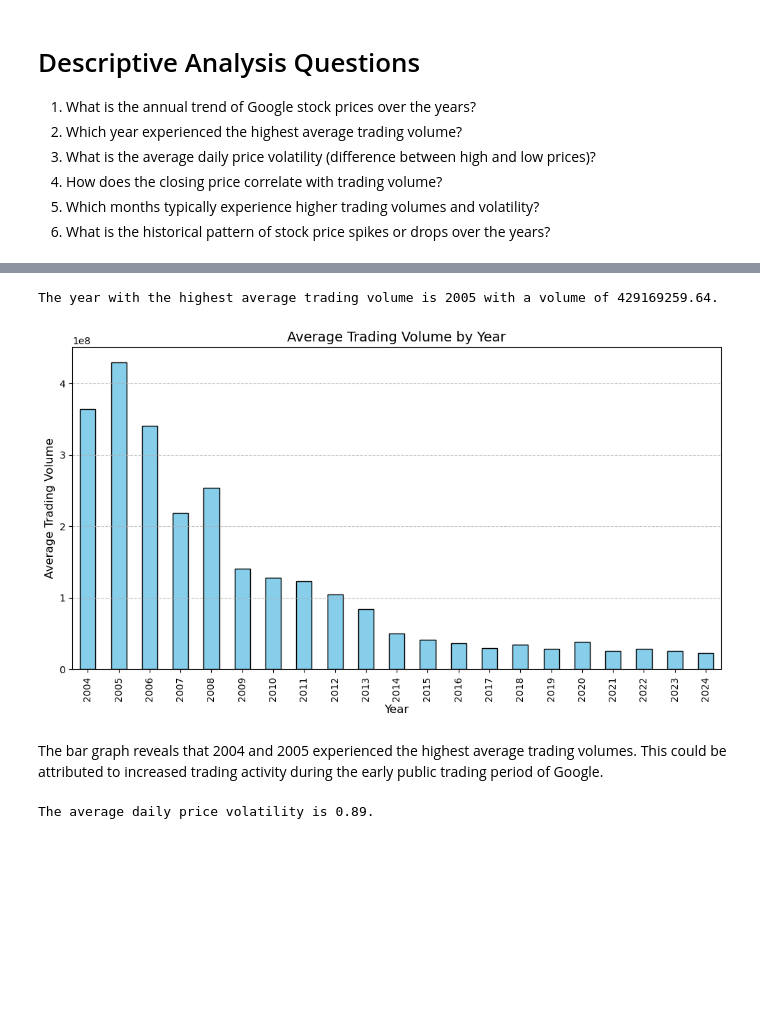
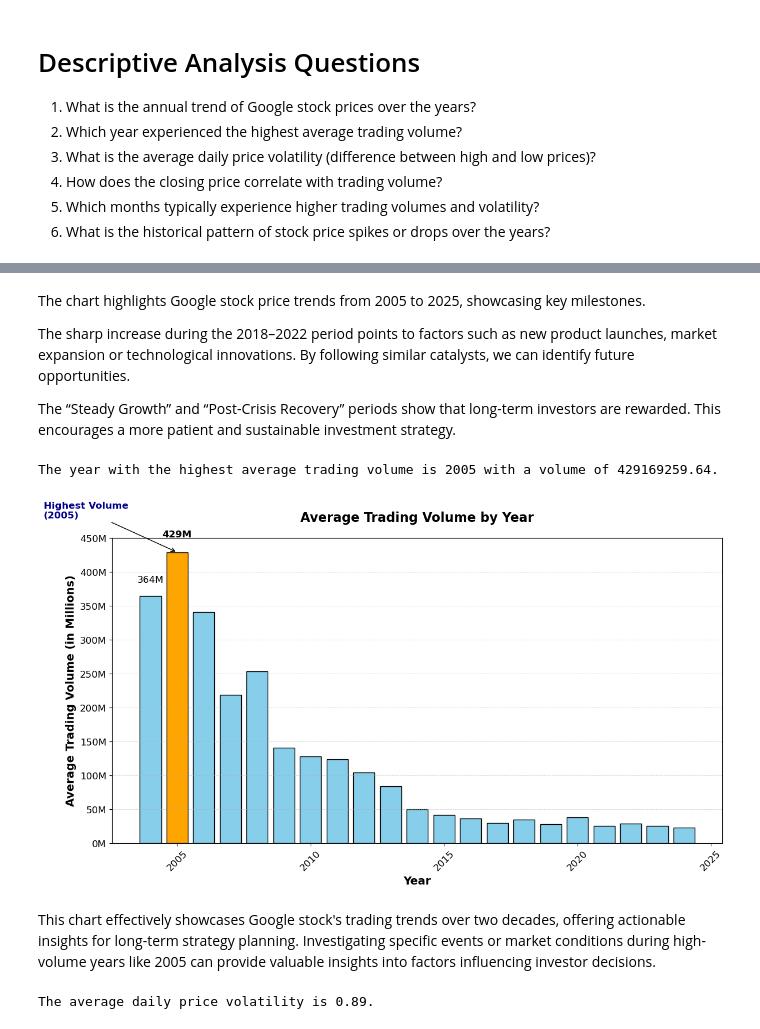
Before and after one commit to ElifSurucu/Google-Stock-Market-Data, a Jupyter notebook: Data_Analysiss_Notebook.ipynb, the cells around one changed output, grey strips where cells are left out. Cells and saved outputs as stored; diff of their text form; code cells hidden in the pictures; blank space fills up the shorter version.

```diff
--- a/Data_Analysiss_Notebook.ipynb
+++ b/Data_Analysiss_Notebook.ipynb
@@ -118,3 +186,9 @@ The line graph shows a significant upward trend in Google's average closing stoc
+# %% [markdown]
+The chart highlights Google stock price trends from 2005 to 2025, showcasing key milestones.
+
+The sharp increase during the 2018–2022 period points to factors such as new product launches, market expansion or technological innovations. By following similar catalysts, we can identify future opportunities.
+
+The “Steady Growth” and “Post-Crisis Recovery” periods show that long-term investors are rewarded. This encourages a more patient and sustainable investment strategy.
 # %%
 # 2. Which year experienced the highest average trading volume?
 
@@ -126,18 +200,53 @@ highest_volume = annual_volume.max()
 print(f"The year with the highest average trading volume is {highest_volume_year} with a volume of {highest_volume:.2f}.")
 # %% [output]
 The year with the highest average trading volume is 2005 with a volume of 429169259.64.
-# %%
-plt.figure(figsize=(12, 6))
-annual_volume.plot(kind='bar', color='skyblue', edgecolor='black')
-plt.title("Average Trading Volume by Year", fontsize=14)
-plt.xlabel("Year", fontsize=12)
-plt.ylabel("Average Trading Volume", fontsize=12)
-plt.grid(axis='y', linestyle='--', alpha=0.7)
-plt.show()
-# %% [output]
-[figure, removed]
-# %% [markdown]
-The bar graph reveals that 2004 and 2005 experienced the highest average trading volumes. This could be attributed to increased trading activity during the early public trading period of Google.
+# %%
+# Define the year and volume with the highest average trading volume
+annual_volume_millions = annual_volume / 1e6
+highlight_year = annual_volume_millions.idxmax()
+highlight_value = annual_volume_millions.max()
+
+plt.figure(figsize=(12, 7))
+bars = plt.bar(
+    annual_volume_millions.index,
+    annual_volume_millions,
+    color=['skyblue' if year != highlight_year else 'orange' for year in annual_volume_millions.index],
+    edgecolor='black'
+)
+
+
+plt.text(highlight_year, highlight_value + 20, f'{highlight_value:.0f}M',
+         ha='center', va='bottom', fontsize=12, color='black', fontweight='bold')
+plt.text(annual_volume_millions.index[0], annual_volume_millions.iloc[0] + 20,
+         f'{annual_volume_millions.iloc[0]:.0f}M', ha='center', fontsize=12, color='black')
+
+
+plt.annotate(f'Highest Volume\n({highlight_year})',
+             xy=(highlight_year, highlight_value),
+             xytext=(highlight_year - 5, highlight_value + 50),
+             arrowprops=dict(facecolor='black', arrowstyle='->'),
+             fontsize=12, color='darkblue', fontweight='bold')
+
+
+plt.title("Average Trading Volume by Year", fontsize=16, fontweight='bold', pad=20)
+plt.xlabel("Year", fontsize=14, fontweight='bold')
+plt.ylabel("Average Trading Volume (in Millions)", fontsize=14, fontweight='bold')
+
+plt.yticks(range(0, int(annual_volume_millions.max()) + 50, 50),
+           [f'{i}M' for i in range(0, int(annual_volume_millions.max()) + 50, 50)], fontsize=12)
+
+
+plt.xticks(fontsize=12, rotation=45)
+
+plt.grid(axis='y', linestyle='--', linewidth=0.5, alpha=0.7)
+
+plt.tight_layout()
+plt.show()
+# %% [output]
+[figure, added]
+# %% [markdown]
+This chart effectively showcases Google stock's trading trends over two decades, offering actionable insights for long-term strategy planning.
+Investigating specific events or market conditions during high-volume years like 2005 can provide valuable insights into factors influencing investor decisions.
 # %%
 # 3. What is the average daily price volatility (high-low difference)?
 
```
Also changed, not shown: parts of 18 cells of this notebook.
